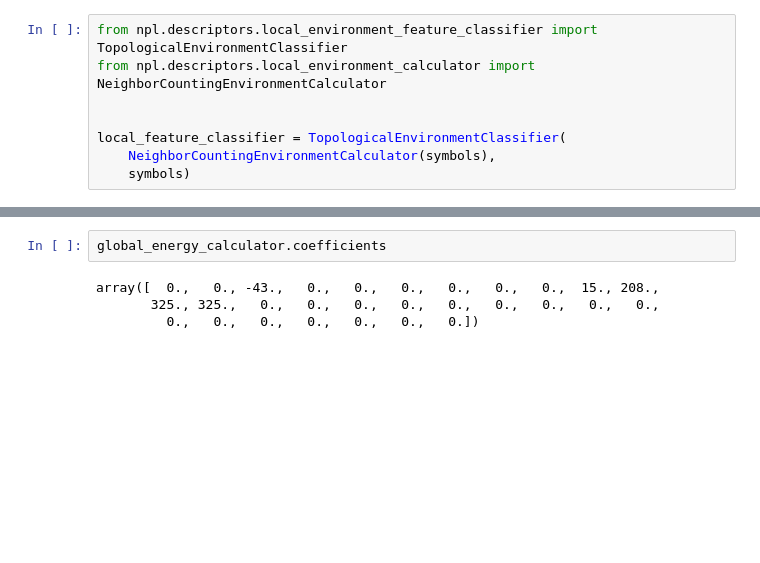
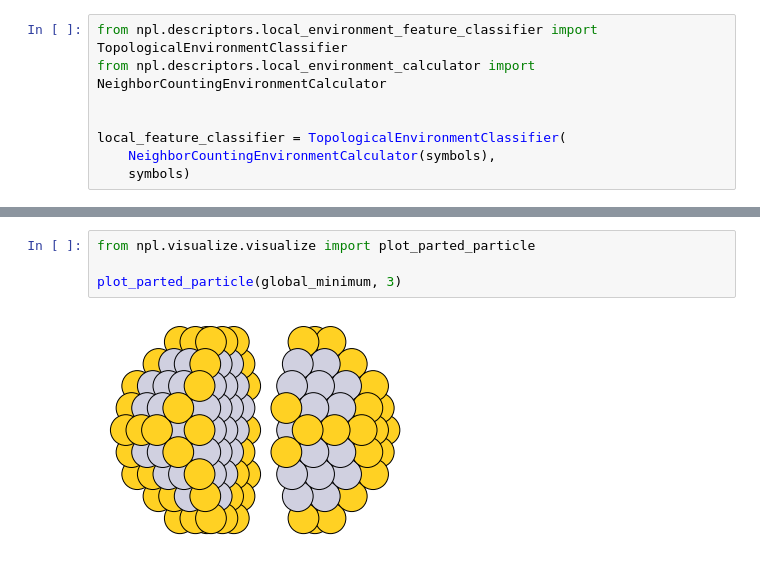
Before and after one commit to farrisric/npl, a Jupyter notebook: examples/GO_tab_data.ipynb, the cells around one changed output, grey strips where cells are left out. Drawn from its saved outputs; the diff is of its cells as text; blank space fills up the shorter version.

```diff
--- a/examples/GO_tab_data.ipynb
+++ b/examples/GO_tab_data.ipynb
@@ -94,6 +86,6 @@ plt.axis('off')
-# %%
-global_energy_calculator.coefficients
-# %% [output]
-array([  0.,   0., -43.,   0.,   0.,   0.,   0.,   0.,   0.,  15., 208.,
-       325., 325.,   0.,   0.,   0.,   0.,   0.,   0.,   0.,   0.,   0.,
-         0.,   0.,   0.,   0.,   0.,   0.,   0.])
+# %%
+from npl.visualize.visualize import plot_parted_particle
+
+plot_parted_particle(global_minimum, 3)
+# %% [output]
+[figure, added]
```
Also changed, not shown: parts of 6 cells of this notebook, 11 other files.
